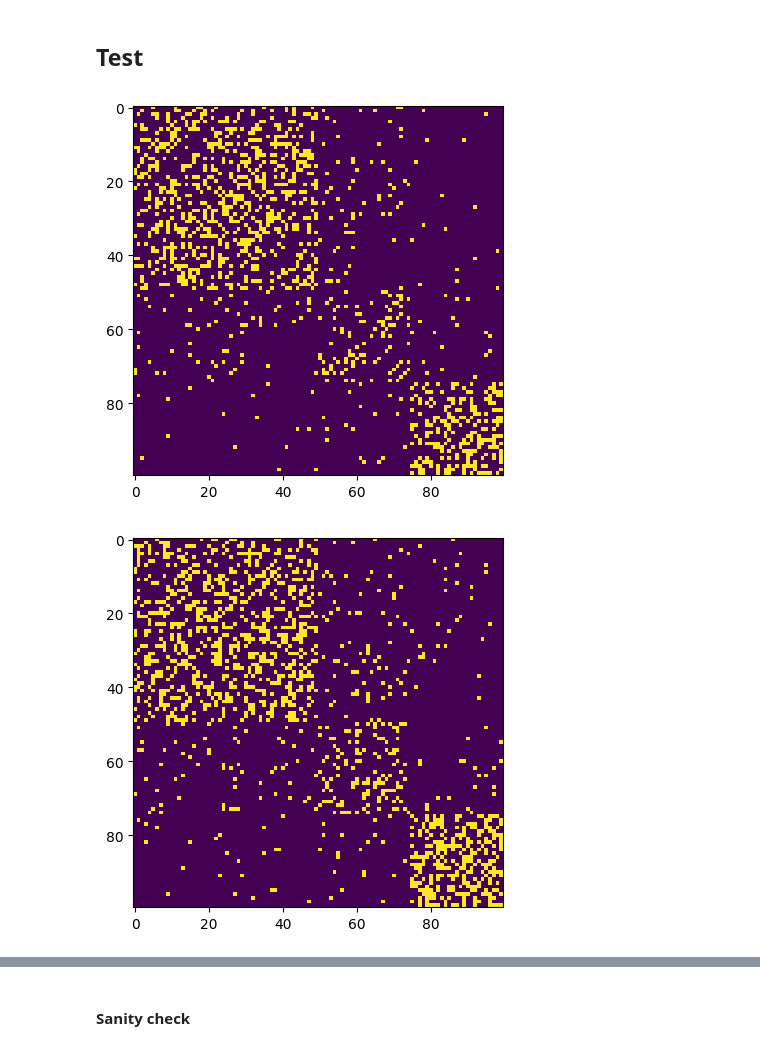
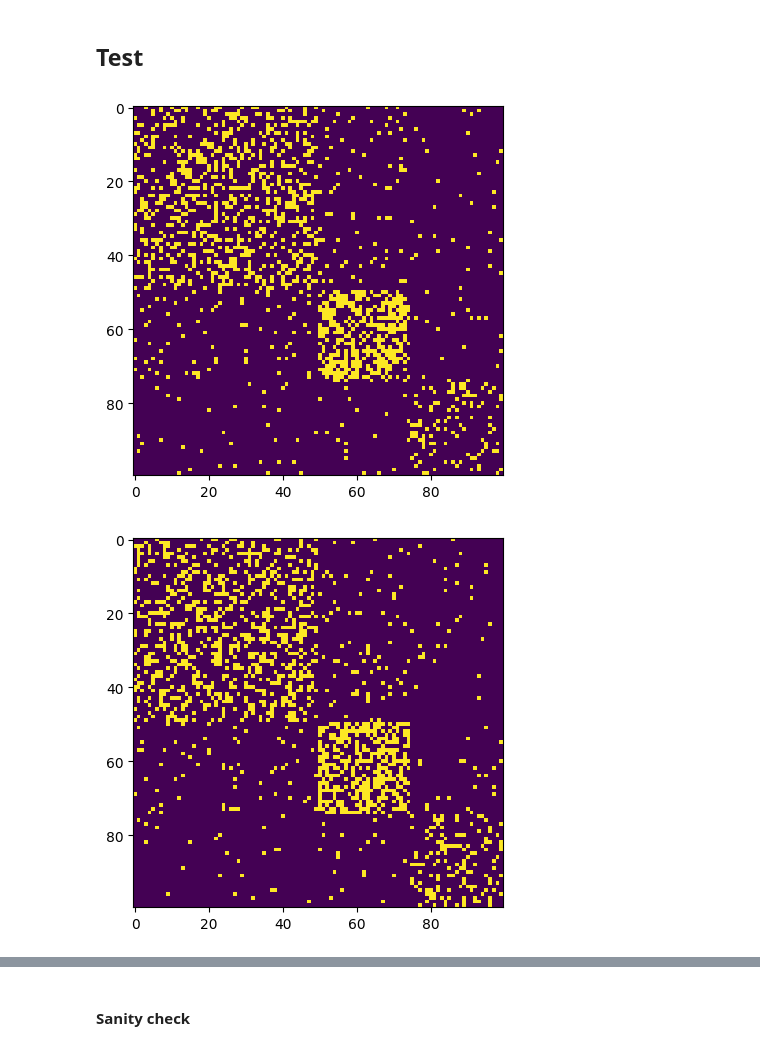
Before and after one commit to LaosAntreas/dMMSB, a Jupyter notebook: LNMMSB.ipynb, the cells around one changed output, grey strips where cells are left out. Saved outputs shown, nothing was run; the diff lists cells and outputs as text; code cells hidden in the pictures.

```diff
--- a/LNMMSB.ipynb
+++ b/LNMMSB.ipynb
@@ -297,33 +299,33 @@ class LNMMSB():
 # %%
 def generate_sbm(sizes, probs):
 
     assert probs.shape == (len(sizes), len(sizes))
 
     G = nx.stochastic_block_model(sizes, probs)
     E = nx.to_numpy_array(G)
     gammas = np.zeros((sum(sizes), len(sizes)))
 
     for i, size in enumerate(sizes):
         gammas[int(np.sum(sizes[:i])):int(np.sum(sizes[:i+1])), i] = 1.0
 
     return E, gammas
 
 B  = np.array([[0.3, 0.05, 0.02],
-              [0.05, 0.2, 0.03],
-              [0.02, 0.03, 0.4]])
+              [0.05, 0.5, 0.03],
+              [0.02, 0.03, 0.2]])
 E, gammas = generate_sbm([50,25,25], B)
 
 
 plt.imshow(E)
 plt.show()
 
 #print(gammas)
 
 model = LNMMSB(100, 3, key=42, B=B, gamma_tilde=jnp.array(gammas))
 E = model.generate_graph()
 plt.imshow(E)
 plt.show()
 # %% [output]
-[figure, old version]
+[figure, new version]
-[figure, old version]
+[figure, new version]
 # %%
```
Also changed, not shown: parts of 4 cells of this notebook, 1 other file.
